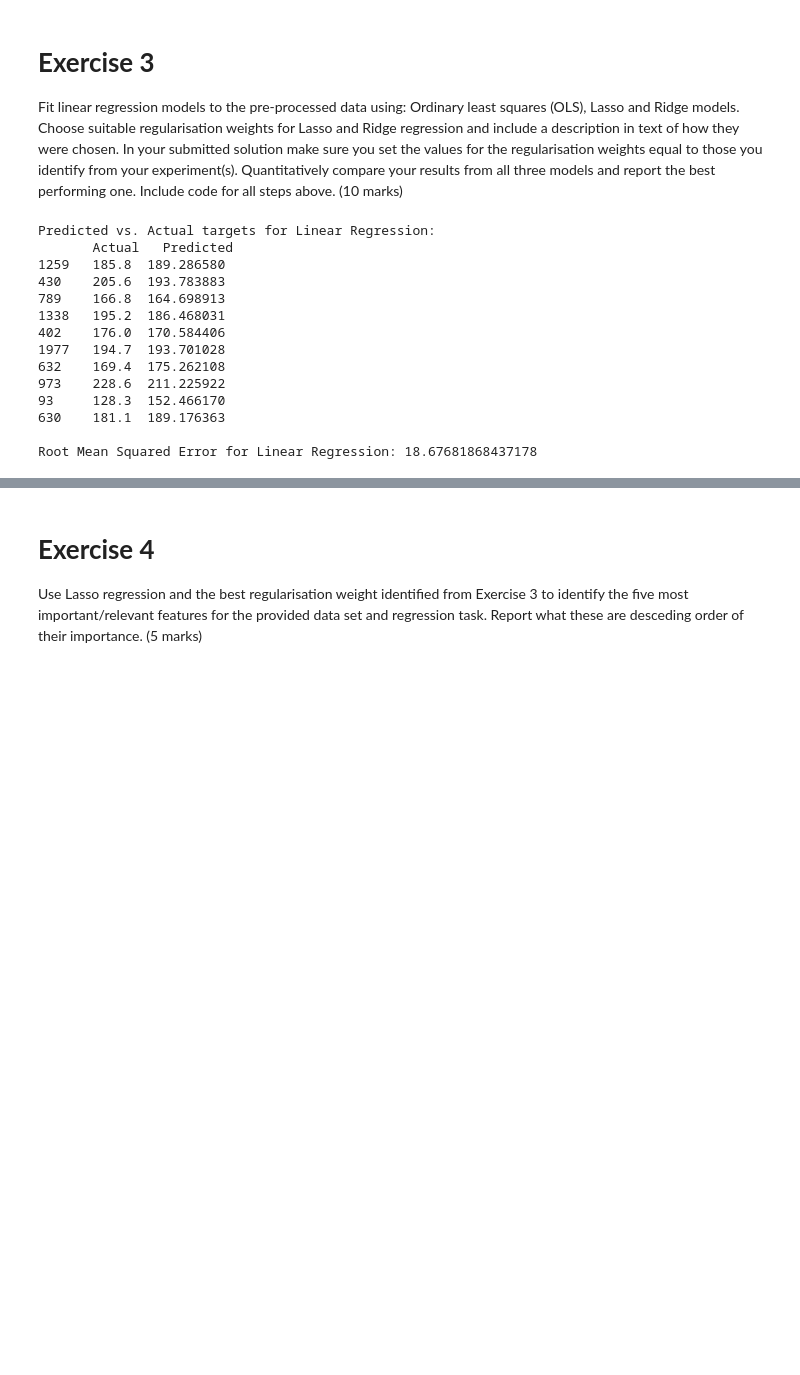
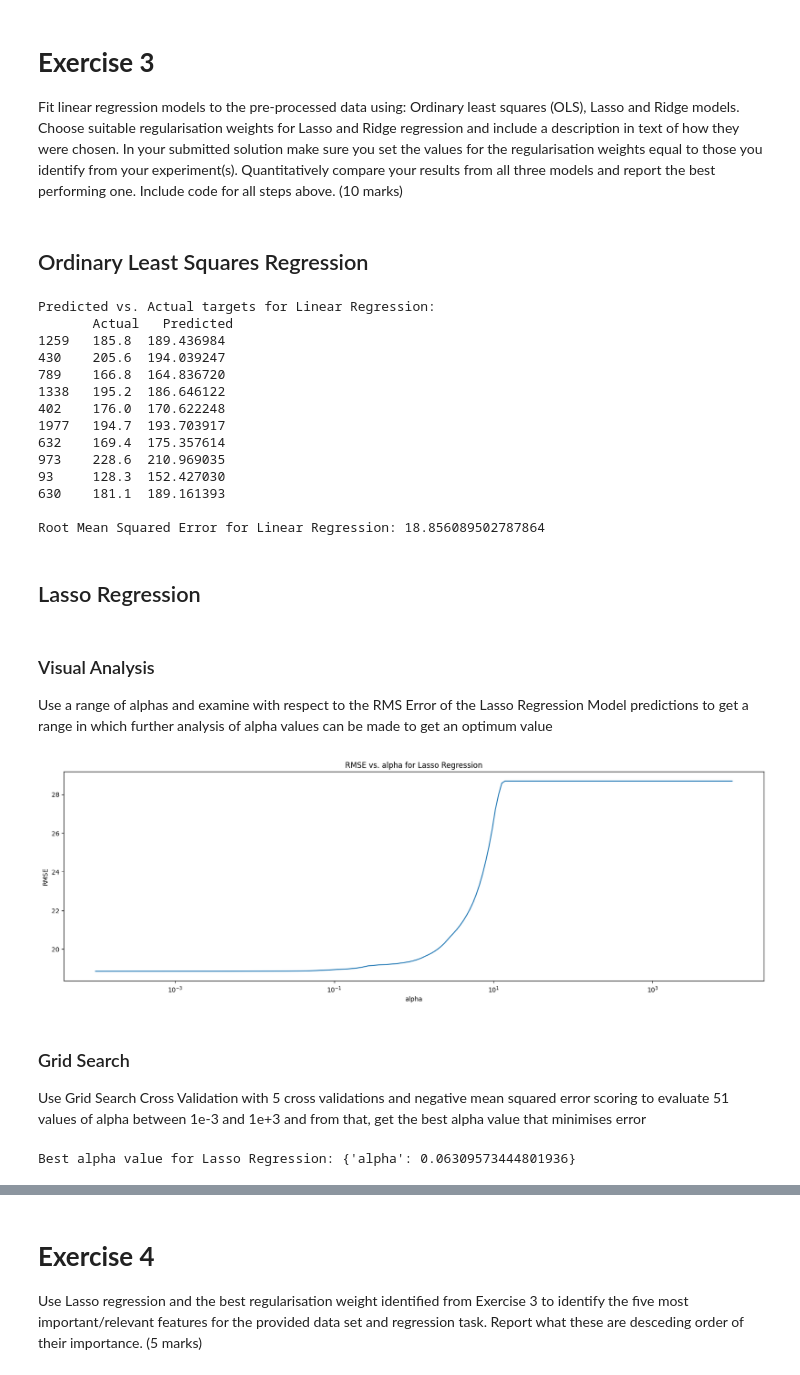
Before and after one commit to el20sw/COMP3611-ML-CW-2, a Jupyter notebook: COMP3611_Coursework_Assessment.ipynb, the cells around one changed output, grey strips where cells are left out. Drawn from its saved outputs; the diff is of its cells as text; code cells hidden in the pictures; blank space fills up the shorter version.

```diff
--- a/COMP3611_Coursework_Assessment.ipynb
+++ b/COMP3611_Coursework_Assessment.ipynb
@@ -284,3 +283,5 @@ cancer_targets = cancer['TARGET_deathRate'].copy()
+# %%
+cancer_features = cancer_features.mask(cancer_features["MedianAge"] > 100)
 # %%
 # Apply the pipeline to the features
 cancer_features_prepared = pipeline.fit_transform(cancer_features)
@@ -303,6 +306,8 @@ import matplotlib.pyplot as plt
 from sklearn.model_selection import GridSearchCV
 from sklearn.model_selection import RandomizedSearchCV
 from sklearn.utils.fixes import loguniform
+# %% [markdown]
+## Ordinary Least Squares Regression
 # %%
 # Do linear (ols) regression
 ols = linear_model.LinearRegression()
@@ -323,15 +328,64 @@ print("\nRoot Mean Squared Error for Linear Regression:", lin_rmse)
 # %% [output]
 Predicted vs. Actual targets for Linear Regression:
        Actual   Predicted
-1259   185.8  189.286580
-430    205.6  193.783883
-789    166.8  164.698913
-1338   195.2  186.468031
-402    176.0  170.584406
-1977   194.7  193.701028
-632    169.4  175.262108
-973    228.6  211.225922
-93     128.3  152.466170
-630    181.1  189.176363
+1259   185.8  189.436984
+430    205.6  194.039247
+789    166.8  164.836720
+1338   195.2  186.646122
+402    176.0  170.622248
+1977   194.7  193.703917
+632    169.4  175.357614
+973    228.6  210.969035
+93     128.3  152.427030
+630    181.1  189.161393
 
-Root Mean Squared Error for Linear Regression: 18.67681868437178
+Root Mean Squared Error for Linear Regression: 18.856089502787864
+# %% [markdown]
+## Lasso Regression
+# %% [markdown]
+### Visual Analysis
+Use a range of alphas and examine with respect to the RMS Error of the Lasso Regression Model predictions to get a range
+in which further analysis of alpha values can be made to get an optimum value
+# %%
+# Find the best alpha value for lasso regression model
+lasso = linear_model.Lasso(random_state=random_seed)
+
+errors = []
+alphas = np.logspace(-4, 4, 200)
+
+for alpha in alphas:
+    lasso.set_params(alpha=alpha)
+    lasso.fit(X_train, y_train)
+    y_pred = lasso.predict(X_test)
+    errors.append(np.sqrt(mean_squared_error(y_test, y_pred)))
+
+# Plot the errors against the alpha values
+plt.figure(figsize=(20, 6))
+ax = plt.gca()
+ax.plot(alphas, errors)
+ax.set_xscale('log')
+plt.xlabel('alpha')
+plt.ylabel('RMSE')
+plt.axis('tight')
+plt.title('RMSE vs. alpha for Lasso Regression')
+
+plt.show()
+# %% [output]
+[figure, added]
+# %% [markdown]
+### Grid Search
+Use Grid Search Cross Validation with 5 cross validations and negative mean squared error scoring to evaluate 51 values of alpha between
+1e-3 and 1e+3 and from that, get the best alpha value that minimises error
+# %%
+# Perform Grid Search to find the best alpha value for the lasso regression model
+lasso = linear_model.Lasso(random_state=random_seed, max_iter=10000)
+alphas = np.logspace(-5, 5, 51)
+param_grid = {'alpha': list(alphas)}
+
+lgrid_search = GridSearchCV(lasso, param_grid, cv=5, scoring='neg_mean_squared_error')
+lgrid_search.fit(X_train, y_train)
+
+# Print the best alpha value
+print("Best alpha value for Lasso Regression:", lgrid_search.best_params_)
+# %% [output]
+Best alpha value for Lasso Regression: {'alpha': 0.06309573444801936}
```
Also changed, not shown: parts of 53 cells of this notebook.
